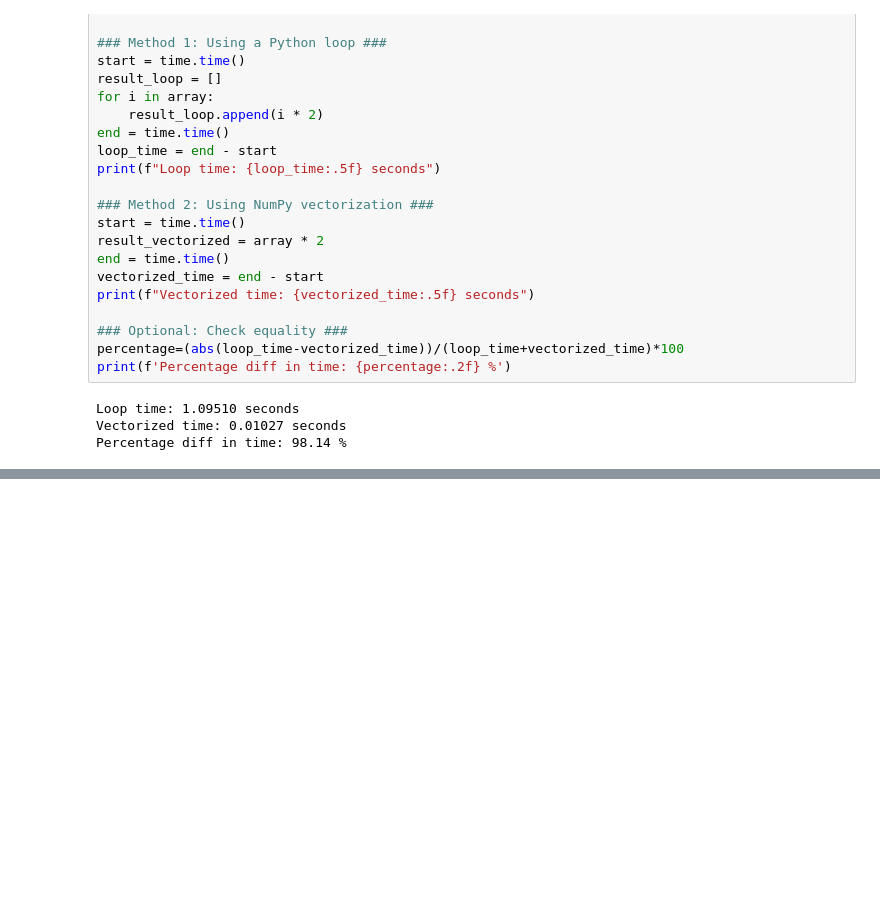
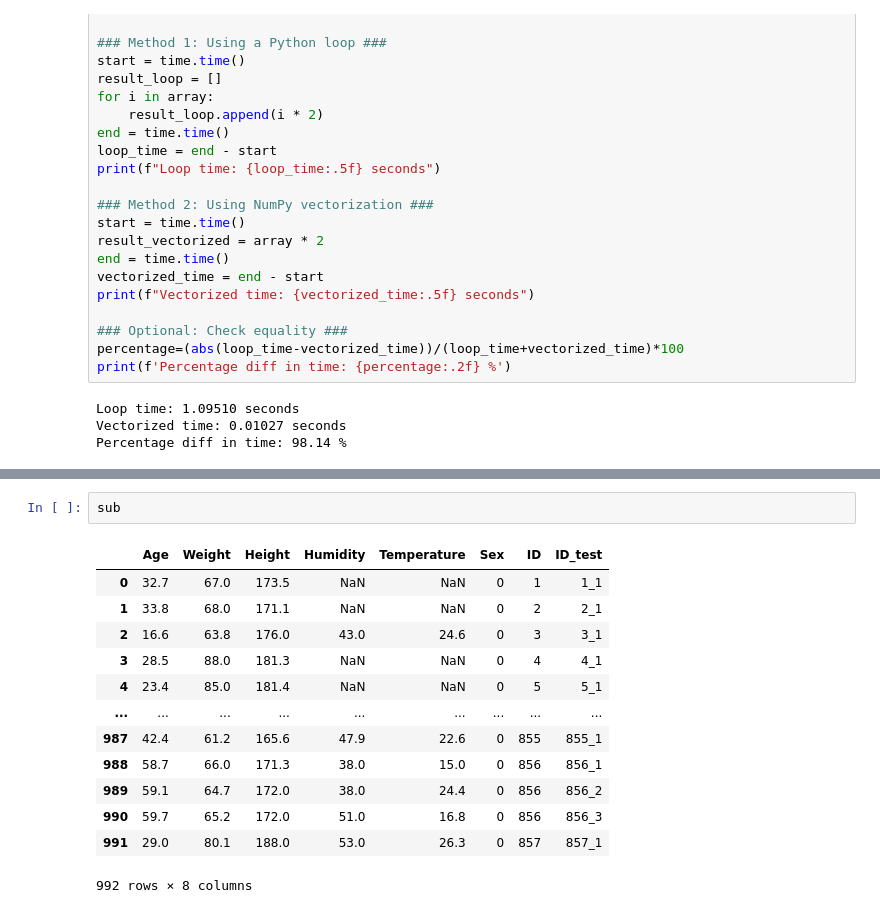
Before and after one commit to Subhadrasahu/Team9_Pythoknights_PythonHackathon_APRIL25, a Jupyter notebook: PythoKnights4964.ipynb, the cells around one changed output, grey strips where cells are left out. Cells and saved outputs as stored; diff of their text form; blank space fills up the shorter version.

```diff
--- a/PythoKnights4964.ipynb
+++ b/PythoKnights4964.ipynb
@@ -515,0 +535,16 @@ array([ 0,  1,  2,  3,  4,  5,  6,  7,  8,  9, 10, 11, 12, 13, 14, 15, 16,
+# %%
+sub
+# %% [output]
+|  | Age | Weight | Height | Humidity | Temperature | Sex | ID | ID_test |
+| 0 | 32.7 | 67.0 | 173.5 | NaN | NaN | 0 | 1 | 1_1 |
+| 1 | 33.8 | 68.0 | 171.1 | NaN | NaN | 0 | 2 | 2_1 |
+| 2 | 16.6 | 63.8 | 176.0 | 43.0 | 24.6 | 0 | 3 | 3_1 |
+| 3 | 28.5 | 88.0 | 181.3 | NaN | NaN | 0 | 4 | 4_1 |
+| 4 | 23.4 | 85.0 | 181.4 | NaN | NaN | 0 | 5 | 5_1 |
+| ... | ... | ... | ... | ... | ... | ... | ... | ... |
+| 987 | 42.4 | 61.2 | 165.6 | 47.9 | 22.6 | 0 | 855 | 855_1 |
+| 988 | 58.7 | 66.0 | 171.3 | 38.0 | 15.0 | 0 | 856 | 856_1 |
+| 989 | 59.1 | 64.7 | 172.0 | 38.0 | 24.4 | 0 | 856 | 856_2 |
+| 990 | 59.7 | 65.2 | 172.0 | 51.0 | 16.8 | 0 | 856 | 856_3 |
+| 991 | 29.0 | 80.1 | 188.0 | 53.0 | 26.3 | 0 | 857 | 857_1 |
+992 rows × 8 columns
```
Also changed, not shown: parts of 3 cells of this notebook.
